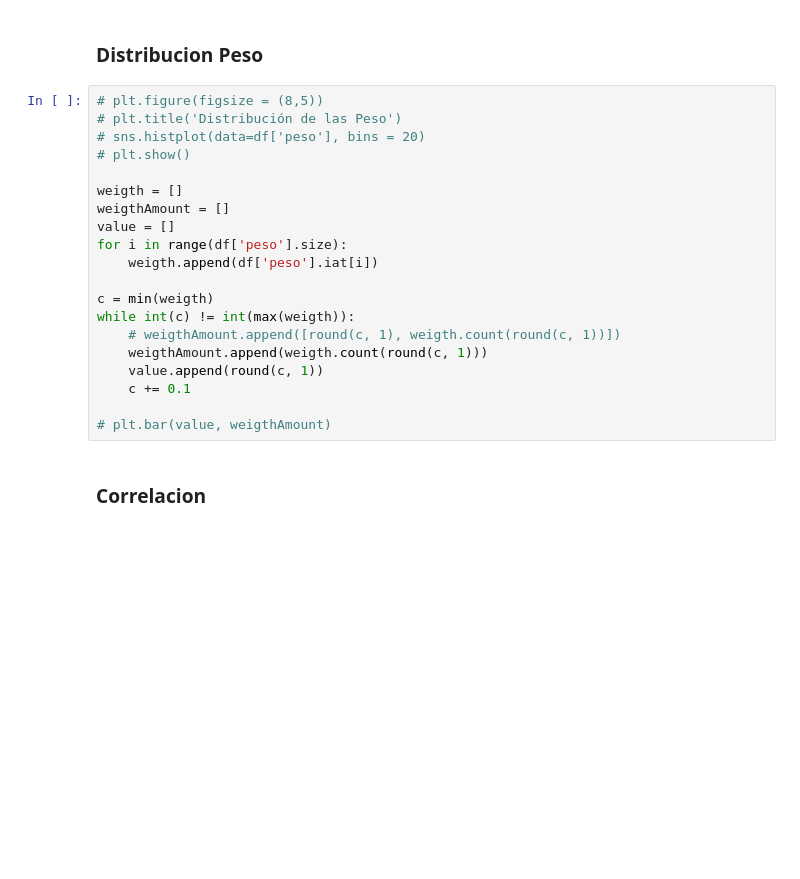
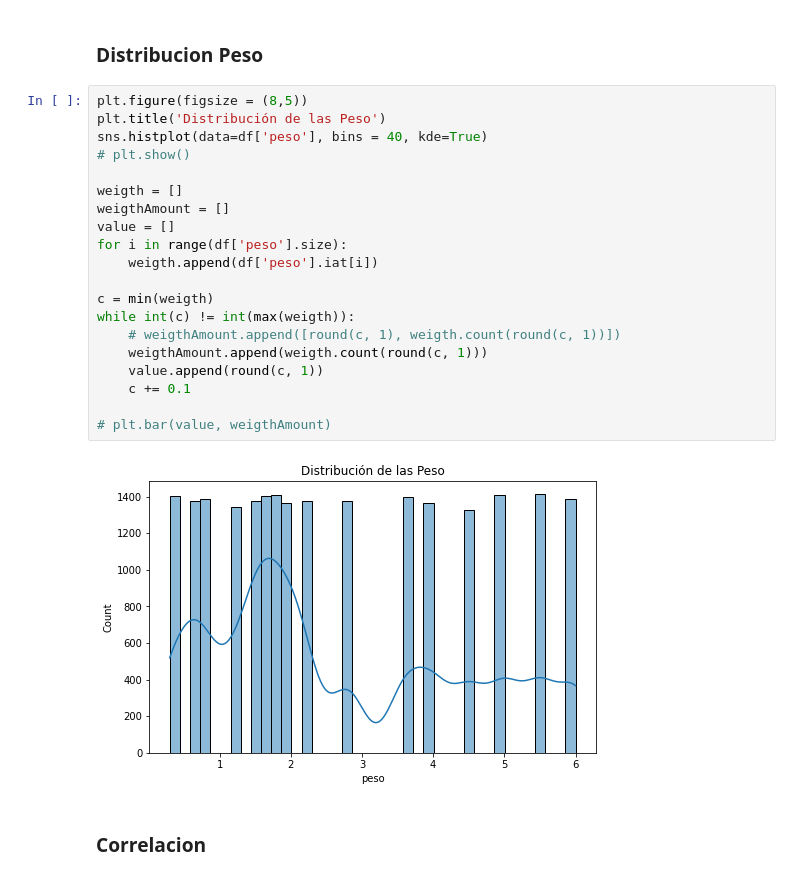
Before and after one commit to fcorssen/Capstone-Grupo6, a Jupyter notebook: analizarDatos.ipynb, the cells around one changed output. Cells and saved outputs as stored; diff of their text form; blank space fills up the shorter version.

Commit message:
plot peso

```diff
--- a/analizarDatos.ipynb
+++ b/analizarDatos.ipynb
@@ -30,25 +30,27 @@ sns.histplot(data=df['dimensiones'], bins = 30, kde=True)
 # %% [markdown]
 ### Distribucion Peso
 # %%
-# plt.figure(figsize = (8,5))
-# plt.title('Distribución de las Peso')
-# sns.histplot(data=df['peso'], bins = 20)
+plt.figure(figsize = (8,5))
+plt.title('Distribución de las Peso')
+sns.histplot(data=df['peso'], bins = 40, kde=True)
 # plt.show()
 
 weigth = []
 weigthAmount = []
 value = []
 for i in range(df['peso'].size):
     weigth.append(df['peso'].iat[i])
 
 c = min(weigth)
 while int(c) != int(max(weigth)):
     # weigthAmount.append([round(c, 1), weigth.count(round(c, 1))])
     weigthAmount.append(weigth.count(round(c, 1)))
     value.append(round(c, 1))
     c += 0.1
 
 # plt.bar(value, weigthAmount)
+# %% [output]
+[figure, added]
 # %% [markdown]
 ### Correlacion
 # %%
```
Also changed, not shown: parts of 1 cell of this notebook.
